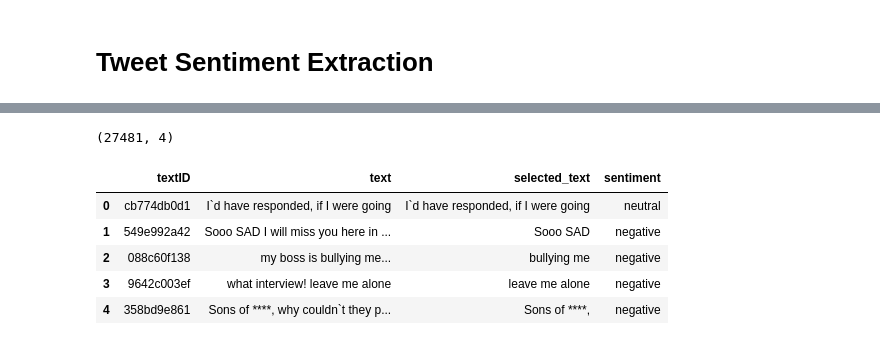
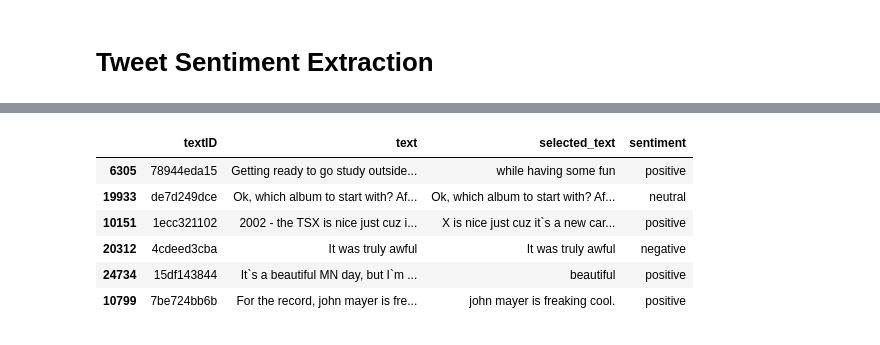
Before and after one commit to jrakhshanda/Bayesian-Methods, a Jupyter notebook: text_mining.ipynb, the cells around one changed output, grey strips where cells are left out. Cells and saved outputs as stored; diff of their text form; code cells hidden in the pictures.

```diff
--- a/text_mining.ipynb
+++ b/text_mining.ipynb
@@ -24,14 +52,12 @@ plt.figure(figsize=(8,6))
 # %%
-train = pd.read_csv('train.csv')
-test = pd.read_csv('test.csv')
+df_train = pd.read_csv('/content/drive/MyDrive/train.csv',keep_default_na=False)
+df_test = pd.read_csv('/content/drive/MyDrive/test.csv',keep_default_na=False)
+df_train.sample(6)
+# %% [output]
+|  | textID | text | selected_text | sentiment |
+| 6305 | 78944eda15 | Getting ready to go study outside... | while having some fun | positive |
+| 19933 | de7d249dce | Ok, which album to start with? Af... | Ok, which album to start with? Af... | neutral |
+| 10151 | 1ecc321102 | 2002 - the TSX is nice just cuz i... | X is nice just cuz it`s a new car... | positive |
+| 20312 | 4cdeed3cba | It was truly awful | It was truly awful | negative |
+| 24734 | 15df143844 | It`s a beautiful MN day, but I`m ... | beautiful | positive |
+| 10799 | 7be724bb6b | For the record, john mayer is fre... | john mayer is freaking cool. | positive |
-# %%
-print(train.shape)
-train.head()
-# %% [output]
-(27481, 4)
-|  | textID | text | selected_text | sentiment |
-| 0 | cb774db0d1 | I`d have responded, if I were going | I`d have responded, if I were going | neutral |
-| 1 | 549e992a42 | Sooo SAD I will miss you here in ... | Sooo SAD | negative |
-| 2 | 088c60f138 | my boss is bullying me... | bullying me | negative |
-| 3 | 9642c003ef | what interview! leave me alone | leave me alone | negative |
-| 4 | 358bd9e861 | Sons of ****, why couldn`t they p... | Sons of ****, | negative |
```
Also changed, not shown: parts of 36 cells of this notebook.
